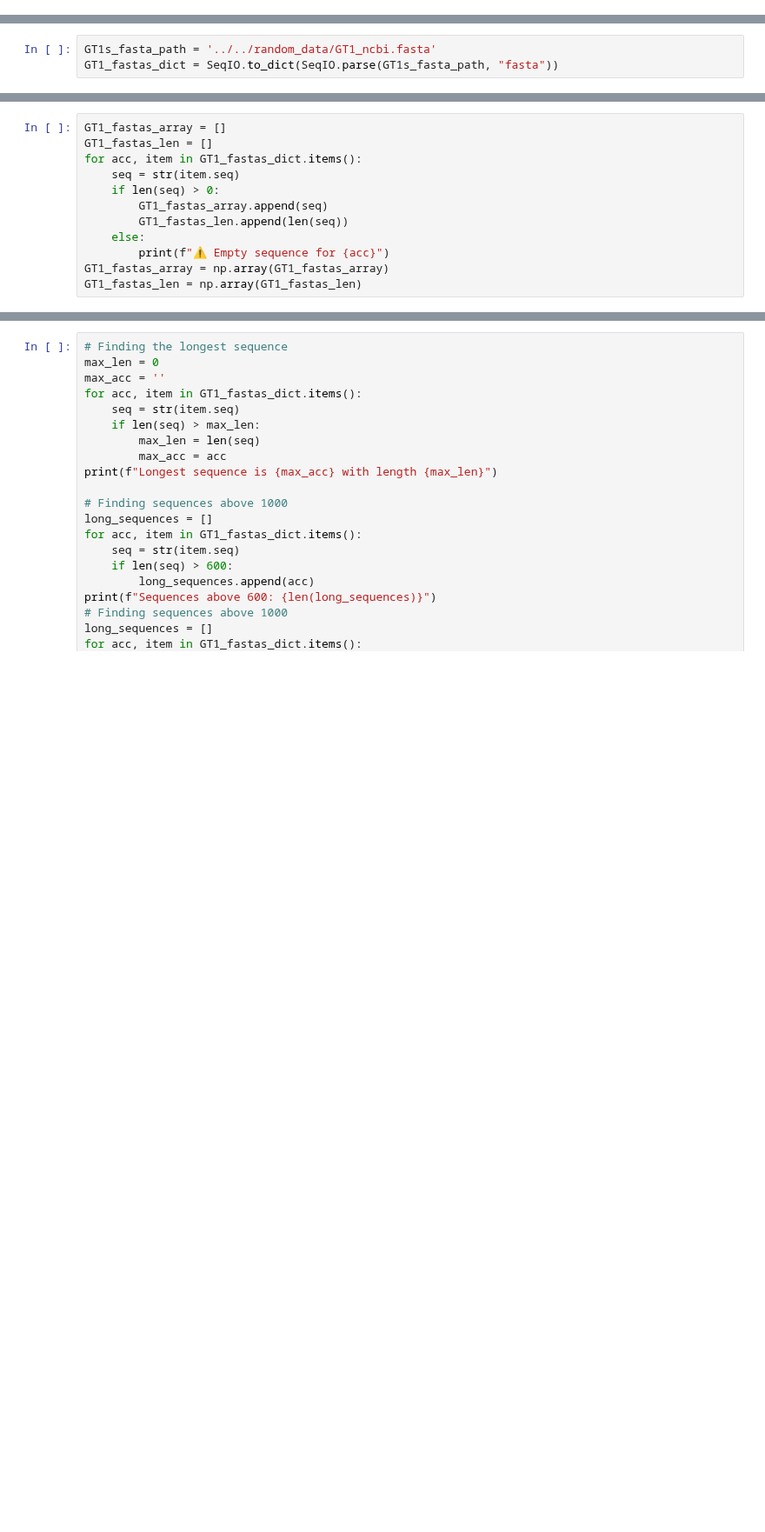
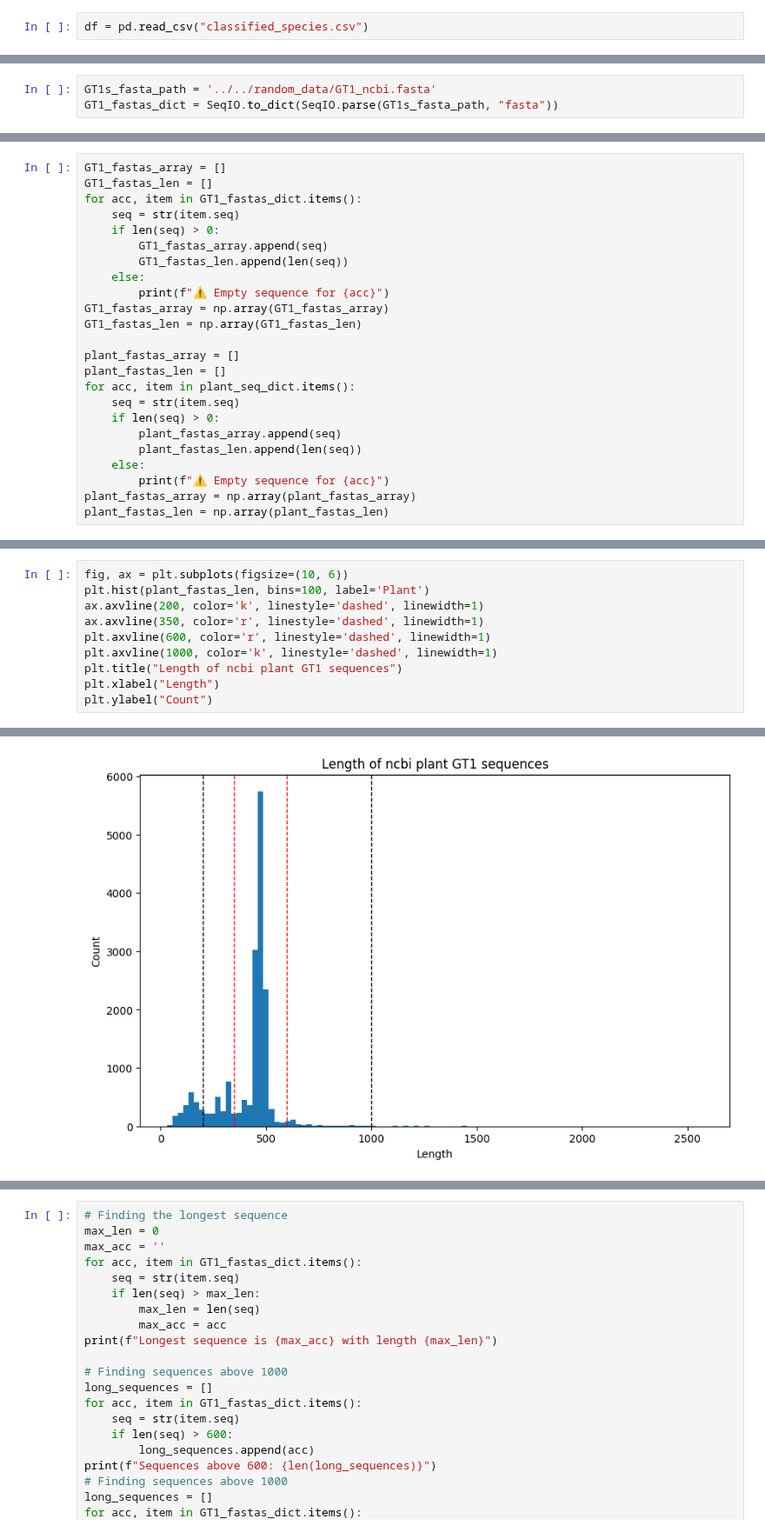
Before and after one commit to daha-la/VAE-enzymes, a Jupyter notebook: vae_notebooks/notebooks/GT1_MSAcreation.ipynb, the cells around one changed output, grey strips where cells are left out. Shown at 87% size. Saved outputs shown, nothing was run; the diff lists cells and outputs as text; blank space fills up the shorter version.

```diff
--- a/vae_notebooks/notebooks/GT1_MSAcreation.ipynb
+++ b/vae_notebooks/notebooks/GT1_MSAcreation.ipynb
@@ -27,0 +105,2 @@ GT1_prot_ncbi = GT1_proteins[GT1_proteins['database'] == 'ncbi']
+# %%
+df = pd.read_csv("classified_species.csv")
@@ -114,3 +260,15 @@ for acc, item in GT1_fastas_dict.items():
         print(f"⚠ Empty sequence for {acc}")
 GT1_fastas_array = np.array(GT1_fastas_array)
 GT1_fastas_len = np.array(GT1_fastas_len)
+
+plant_fastas_array = []
+plant_fastas_len = []
+for acc, item in plant_seq_dict.items():
+    seq = str(item.seq)
+    if len(seq) > 0:
+        plant_fastas_array.append(seq)
+        plant_fastas_len.append(len(seq))
+    else:
+        print(f"⚠ Empty sequence for {acc}")
+plant_fastas_array = np.array(plant_fastas_array)
+plant_fastas_len = np.array(plant_fastas_len)
@@ -125,0 +303,11 @@ plt.hist(GT1_fastas_len)
+# %%
+fig, ax = plt.subplots(figsize=(10, 6))
+plt.hist(plant_fastas_len, bins=100, label='Plant')
+ax.axvline(200, color='k', linestyle='dashed', linewidth=1)
+ax.axvline(350, color='r', linestyle='dashed', linewidth=1)
+plt.axvline(600, color='r', linestyle='dashed', linewidth=1)
+plt.axvline(1000, color='k', linestyle='dashed', linewidth=1)
+plt.title("Length of ncbi plant GT1 sequences")
+plt.xlabel("Length")
+plt.ylabel("Count")
+# %% [output]
@@ -125,0 +315 @@ plt.hist(GT1_fastas_len)
+[figure, added]
```
Also changed, not shown: parts of 27 cells of this notebook, 2 other files.
